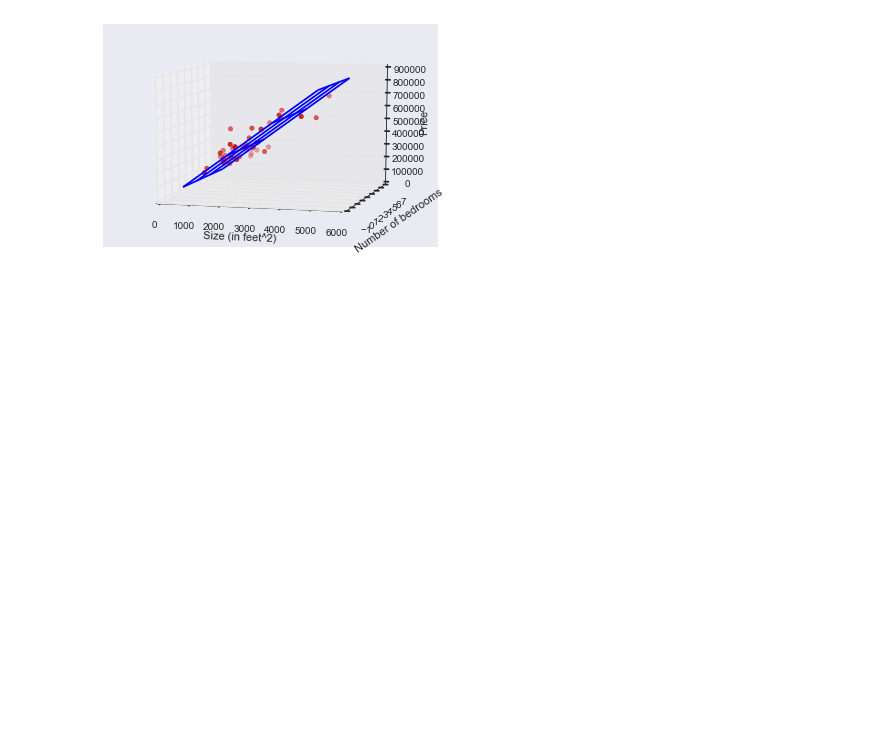
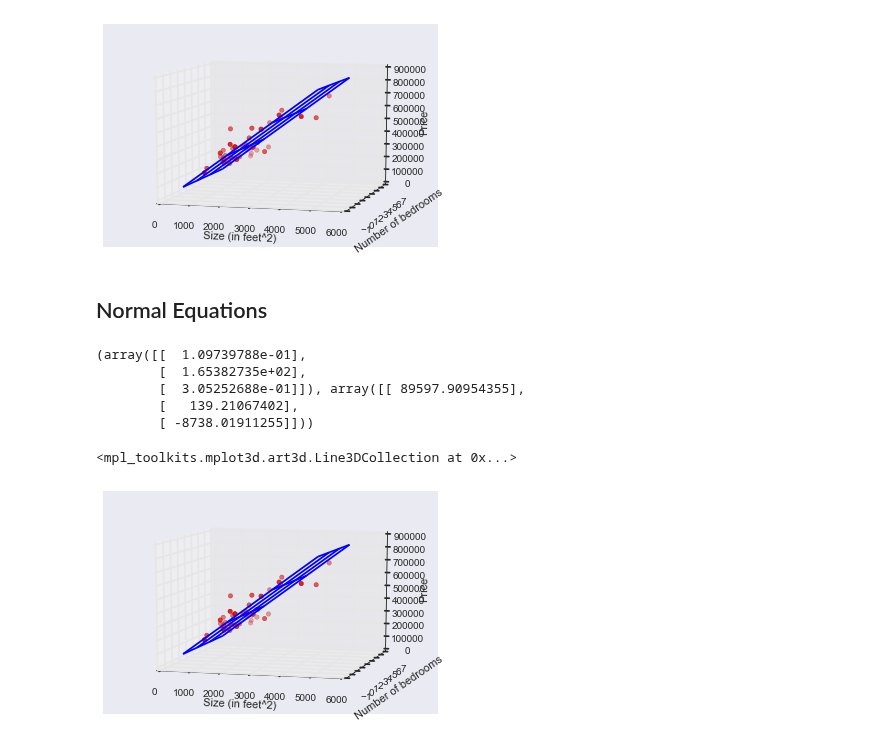
Before and after one commit to uents/coursera-ml, a Jupyter notebook: week02/linear_regression_multi.ipynb, the cells around one changed output. Drawn from its saved outputs; the diff is of its cells as text; code cells hidden in the pictures; blank space fills up the shorter version.

Commit message:
week02: add normal equations

```diff
--- a/week02/linear_regression_multi.ipynb
+++ b/week02/linear_regression_multi.ipynb
@@ -33,17 +33,17 @@ X = np.c_[np.ones((m, 1)),
           np.array(train_frame['bedrooms']).reshape(-1, 1)]
 y = np.array(train_frame['price']).reshape(-1, 1)
 # %%
-def plot_data(xs0, xs1, ys):
+def plot_data():
     fig = plt.figure()
     ax = fig.gca(projection='3d')
-    ax.scatter(xs0, xs1, ys, c='red')
+    ax.scatter(X[:,1], X[:,2], y, c='red')
     ax.set_xlabel('Size (in feet^2)')
     ax.set_ylabel('Number of bedrooms')
     ax.set_zlabel('Price')
     ax.view_init(elev=10., azim=-75)
     return ax
 
-plot_data(X[:,1], X[:,2], y)
+plot_data()
 savefig('week02_linreg_multi_train.png')
 # %% [output]
 saved assets/week02_linreg_multi_train.png
@@ -94,3 +95,32 @@ savefig('week02_linreg_multi_pred.png')
 # %% [output]
 saved assets/week02_linreg_multi_pred.png
 [figure]
+# %% [markdown]
+## Normal Equations
+# %%
+# theta = (X^T * X)^-1 * X^T * y
+theta2 = np.linalg.pinv(X.T.dot(X)).dot(X.T).dot(y)
+
+theta, theta2
+# %% [output]
+(array([[  1.09739788e-01],
+        [  1.65382735e+02],
+        [  3.05252688e-01]]), array([[ 89597.90954355],
+        [   139.21067402],
+        [ -8738.01911255]]))
+# %%
+gridsize = 4
+xs0, xs1 = np.meshgrid(np.linspace(500, 5000, gridsize),
+                       np.linspace(0, 6, gridsize))
+
+ypreds = np.zeros((gridsize, gridsize))
+for i in range(gridsize):
+    for j in range(gridsize):
+        xs = np.array([1.0, xs0[i, j], xs1[i, j]])
+        ypreds[i, j] = predict(theta, xs)
+# %%
+ax = plot_data()
+ax.plot_wireframe(xs0, xs1, ypreds)
+# %% [output]
+<mpl_toolkits.mplot3d.art3d.Line3DCollection at 0x...>
+[figure, added]
```
Also changed, not shown: parts of 3 cells of this notebook, 1 other file.
